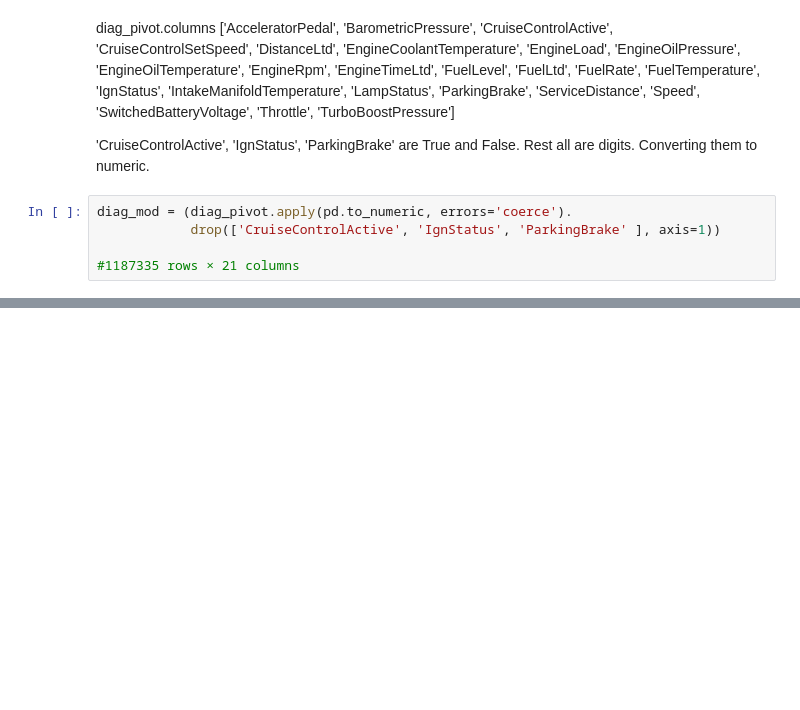
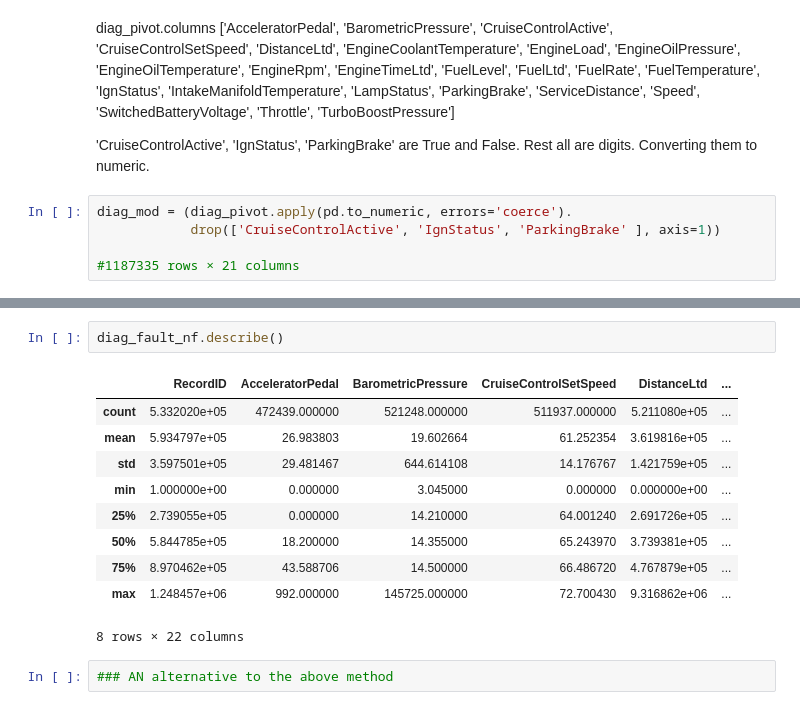
Before and after one commit to nss-data-science-cohort-6/big_g_express-elden_ring, a Jupyter notebook: notebooks/bigG_EDA_smita2.ipynb, the cells around one changed output, grey strips where cells are left out. Drawn from its saved outputs; the diff is of its cells as text; blank space fills up the shorter version.

```diff
--- a/notebooks/bigG_EDA_smita2.ipynb
+++ b/notebooks/bigG_EDA_smita2.ipynb
@@ -606,0 +705,15 @@ diag_fault = pd.merge(left=diag_mod, right=faults_ready, left_on="FaultId", righ
+# %%
+diag_fault_nf.describe()
+# %% [output]
+|  | RecordID | AcceleratorPedal | BarometricPressure | CruiseControlSetSpeed | DistanceLtd | ... |
+| count | 5.332020e+05 | 472439.000000 | 521248.000000 | 511937.000000 | 5.211080e+05 | ... |
+| mean | 5.934797e+05 | 26.983803 | 19.602664 | 61.252354 | 3.619816e+05 | ... |
+| std | 3.597501e+05 | 29.481467 | 644.614108 | 14.176767 | 1.421759e+05 | ... |
+| min | 1.000000e+00 | 0.000000 | 3.045000 | 0.000000 | 0.000000e+00 | ... |
+| 25% | 2.739055e+05 | 0.000000 | 14.210000 | 64.001240 | 2.691726e+05 | ... |
+| 50% | 5.844785e+05 | 18.200000 | 14.355000 | 65.243970 | 3.739381e+05 | ... |
+| 75% | 8.970462e+05 | 43.588706 | 14.500000 | 66.486720 | 4.767879e+05 | ... |
+| max | 1.248457e+06 | 992.000000 | 145725.000000 | 72.700430 | 9.316862e+06 | ... |
+8 rows × 22 columns
+# %%
+### AN alternative to the above method
```
Also changed, not shown: parts of 12 cells of this notebook.
